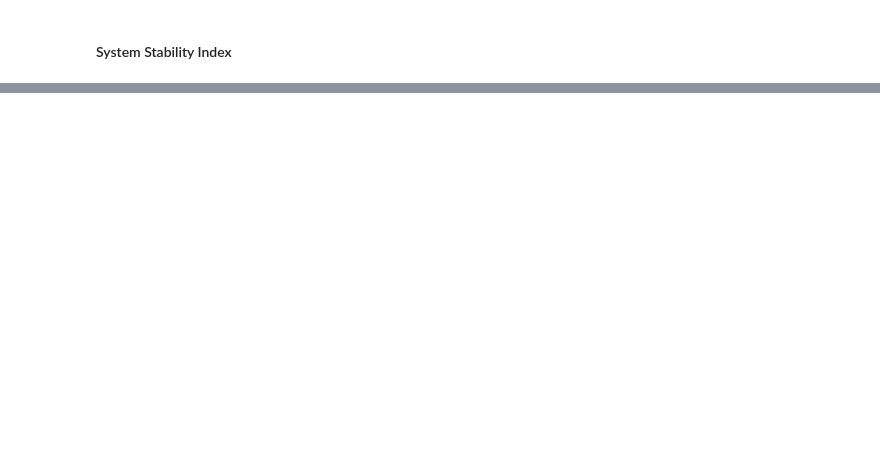
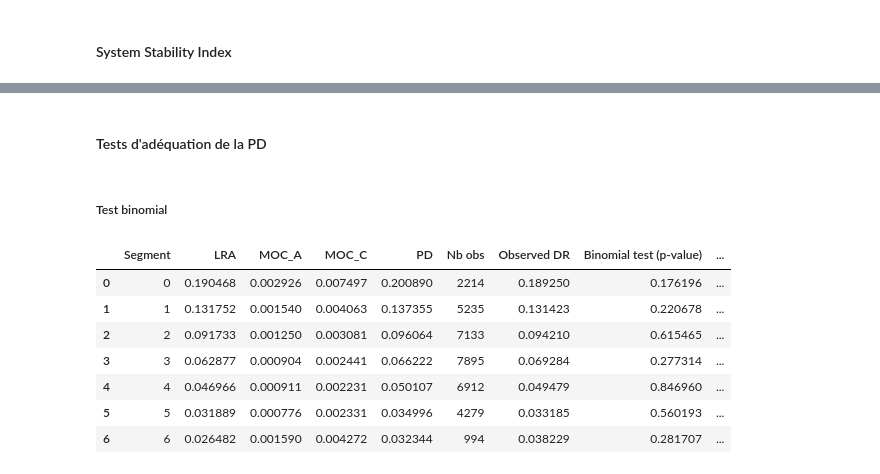
Before and after one commit to jeannoj99/Challenge_Nexialog_PD, a Jupyter notebook: notebooks/Backtesting.ipynb, the cells around one changed output, grey strips where cells are left out. Cells and saved outputs as stored; diff of their text form; code cells hidden in the pictures; blank space fills up the shorter version.

```diff
--- a/notebooks/Backtesting.ipynb
+++ b/notebooks/Backtesting.ipynb
@@ -54,0 +42,39 @@ if data_integrity_assessment(data_backtest) == False :
+# %%
+import os
+import sys
+import pickle
+import numpy as np
+import pandas as pd
+import openpyxl
+path=os.getcwd()
+sys.path.append(path+"")
+from src.preprocessing import DecisionTreeDiscretizer
+from src.score import grid_score, attribute_score, attribute_chr, subplot_segment_default_rate
+
+required_columns={
+    "Cash loans" : ["OCCUPATION_TYPE", "NAME_EDUCATION_TYPE" , "CB_NB_CREDIT_CLOSED",
+              "CB_DAYS_CREDIT", "AMT_CREDIT","CB_AMT_CREDIT_SUM","AMT_INCOME_TOTAL",
+              "AMT_GOODS_PRICE","DAYS_BIRTH", "DAYS_EMPLOYED", "DAYS_REGISTRATION" ],
+    "Revolving loans" : ["OCCUPATION_TYPE", "NAME_EDUCATION_TYPE" , "CB_NB_CREDIT_CLOSED",
+              "CB_DAYS_CREDIT", "AMT_CREDIT","CB_AMT_CREDIT_SUM","AMT_INCOME_TOTAL",
+              "AMT_GOODS_PRICE","DAYS_BIRTH", "DAYS_EMPLOYED", "DAYS_REGISTRATION" ]
+}
+
+cash_grid_score=pd.read_excel("../data/grille_de_score_cash.xlsx", index_col=0)
+revolving_grid_score = pd.read_excel("../data/grille_de_score_revolving.xlsx", index_col=0)
+
+discretizers={}
+
+with open("../web_app/utils/Revolving/discretizers.pkl", "rb") as f:
+    discretizers["Revolving loans"]=pickle.load(f)
+
+with open("../web_app/utils/Cash/discretizers.pkl", "rb") as f:
+    discretizers["Cash loans"]=pickle.load(f)
+
+breaks = {}
+
+with open("../web_app/utils/Cash/breaks.pkl", "rb") as f:
+    breaks["Cash loans"]=pickle.load(f)
+
+with open("../web_app/utils/Revolving/breaks.pkl", "rb") as f:
+    breaks["Revolving loans"]=pickle.load(f)
@@ -308,0 +338,4 @@ for end_idx in np.unique(solution):
+# %% [markdown]
+#### Tests d'adéquation de la PD
+# %% [markdown]
+##### Test binomial
@@ -308,0 +359,3 @@ for end_idx in np.unique(solution):
+# %%
+with open("../utils/Cash/pd_summary_table.pkl", "rb") as f:
+    summary_cash = pickle.load(f)
@@ -308,0 +364,11 @@ for end_idx in np.unique(solution):
+# %%
+summary_cash
+# %% [output]
+|  | Segment | LRA | MOC_A | MOC_C | PD | Nb obs | Observed DR | Binomial test (p-value) | ... |
+| 0 | 0 | 0.190468 | 0.002926 | 0.007497 | 0.200890 | 2214 | 0.189250 | 0.176196 | ... |
+| 1 | 1 | 0.131752 | 0.001540 | 0.004063 | 0.137355 | 5235 | 0.131423 | 0.220678 | ... |
+| 2 | 2 | 0.091733 | 0.001250 | 0.003081 | 0.096064 | 7133 | 0.094210 | 0.615465 | ... |
+| 3 | 3 | 0.062877 | 0.000904 | 0.002441 | 0.066222 | 7895 | 0.069284 | 0.277314 | ... |
+| 4 | 4 | 0.046966 | 0.000911 | 0.002231 | 0.050107 | 6912 | 0.049479 | 0.846960 | ... |
+| 5 | 5 | 0.031889 | 0.000776 | 0.002331 | 0.034996 | 4279 | 0.033185 | 0.560193 | ... |
+| 6 | 6 | 0.026482 | 0.001590 | 0.004272 | 0.032344 | 994 | 0.038229 | 0.281707 | ... |
```
Also changed, not shown: parts of 56 cells of this notebook, 4 other files.
